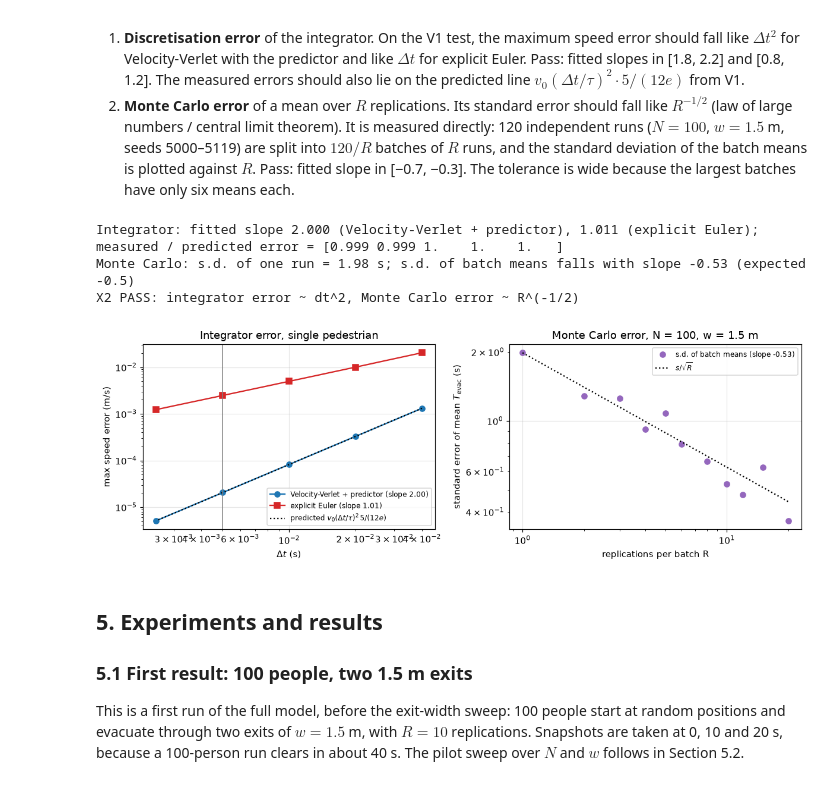
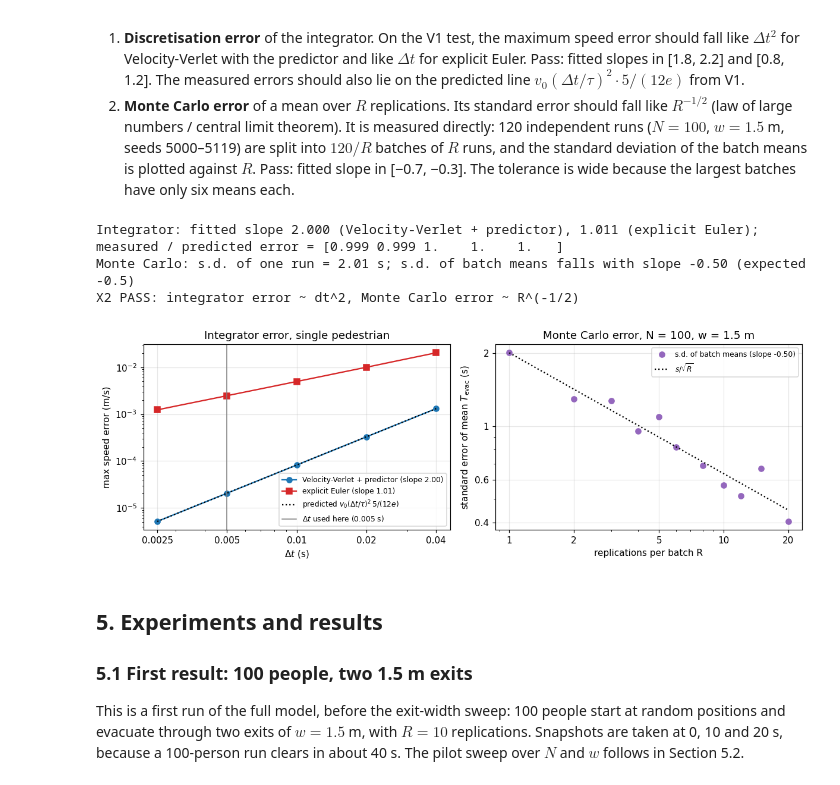
Before and after one commit to ChanuRasmika/mall-evacuation-social-force, a Jupyter notebook: notebook/mall-evacuation-social-force.ipynb, the cells around one changed output. Cells and saved outputs as stored; diff of their text form; code cells hidden in the pictures.

```diff
--- a/notebook/mall-evacuation-social-force.ipynb
+++ b/notebook/mall-evacuation-social-force.ipynb
@@ -1606,36 +1608,48 @@ print(f"Integrator: fitted slope {slope_vv:.3f} (Velocity-Verlet + predictor), {
       f"measured / predicted error = {np.round(_e_vv / _pred, 3)}")
 
 # Monte Carlo: 120 independent runs, split into batches of R.
 X2_SEEDS = [5000 + k for k in range(120)]
 x2_T = np.array([run_evacuation(100, 1.5, s).t_evac for s in X2_SEEDS])
 X2_RS = np.array([1, 2, 3, 4, 5, 6, 8, 10, 12, 15, 20])
 _sd_batch = np.array([x2_T.reshape(-1, R).mean(axis=1).std(ddof=1) for R in X2_RS])
 slope_mc = np.polyfit(np.log(X2_RS), np.log(_sd_batch), 1)[0]
 assert -0.7 <= slope_mc <= -0.3, f"Monte Carlo error slope {slope_mc:.2f} is not about -1/2"
 print(f"Monte Carlo: s.d. of one run = {x2_T.std(ddof=1):.2f} s; s.d. of batch means falls with slope {slope_mc:.2f} "
       f"(expected -0.5)")
 print("X2 PASS: integrator error ~ dt^2, Monte Carlo error ~ R^(-1/2)")
 
 fig, axes = plt.subplots(1, 2, figsize=(11, 3.8))
 axes[0].loglog(X2_DTS, _e_vv, "o-", color="tab:blue", label=f"Velocity-Verlet + predictor (slope {slope_vv:.2f})")
 axes[0].loglog(X2_DTS, _e_eu, "s-", color="tab:red", label=f"explicit Euler (slope {slope_eu:.2f})")
 axes[0].loglog(X2_DTS, _pred, "k:", label=r"predicted $v_0(\Delta t/\tau)^2\,5/(12e)$")
-axes[0].axvline(DT, color="0.5", lw=1)
+axes[0].axvline(DT, color="0.5", lw=1, label=rf"$\Delta t$ used here ({DT} s)")
 axes[0].set(xlabel=r"$\Delta t$ (s)", ylabel="max speed error (m/s)", title="Integrator error, single pedestrian")
 axes[0].legend(fontsize=8)
 axes[1].loglog(X2_RS, _sd_batch, "o", color="tab:purple", label=f"s.d. of batch means (slope {slope_mc:.2f})")
 axes[1].loglog(X2_RS, x2_T.std(ddof=1) / np.sqrt(X2_RS), "k:", label=r"$s/\sqrt{R}$")
 axes[1].set(xlabel="replications per batch R", ylabel=r"standard error of mean $T_\mathrm{evac}$ (s)",
             title="Monte Carlo error, N = 100, w = 1.5 m")
 axes[1].legend(fontsize=8)
+# Readable ticks: label only the values used, in plain numbers, and hide the crowded minor-tick labels.
+from matplotlib.ticker import FixedLocator, FixedFormatter, NullFormatter
+for _ax, _xt, _xl, _yt, _yl in [
+        (axes[0], X2_DTS, [f"{d:g}" for d in X2_DTS], None, None),
+        (axes[1], [1, 2, 5, 10, 20], ["1", "2", "5", "10", "20"], [0.4, 0.6, 1, 2], ["0.4", "0.6", "1", "2"])]:
+    _ax.xaxis.set_major_locator(FixedLocator(_xt))
+    _ax.xaxis.set_major_formatter(FixedFormatter(_xl))
+    _ax.xaxis.set_minor_formatter(NullFormatter())
+    if _yt is not None:
+        _ax.yaxis.set_major_locator(FixedLocator(_yt))
+        _ax.yaxis.set_major_formatter(FixedFormatter(_yl))
+        _ax.yaxis.set_minor_formatter(NullFormatter())
 fig.tight_layout()
 fig.savefig(FIG_DIR / "convergence_loglog.png", dpi=150, bbox_inches="tight")
 plt.show()
 # %% [output]
 Integrator: fitted slope 2.000 (Velocity-Verlet + predictor), 1.011 (explicit Euler); measured / predicted error = [0.999 0.999 1.    1.    1.   ]
-Monte Carlo: s.d. of one run = 1.98 s; s.d. of batch means falls with slope -0.53 (expected -0.5)
+Monte Carlo: s.d. of one run = 2.01 s; s.d. of batch means falls with slope -0.50 (expected -0.5)
 X2 PASS: integrator error ~ dt^2, Monte Carlo error ~ R^(-1/2)
-[figure, old version]
+[figure, new version]
 # %% [markdown]
 ## 5. Experiments and results
 
```
Also changed, not shown: parts of 23 cells of this notebook, 5 other files.
